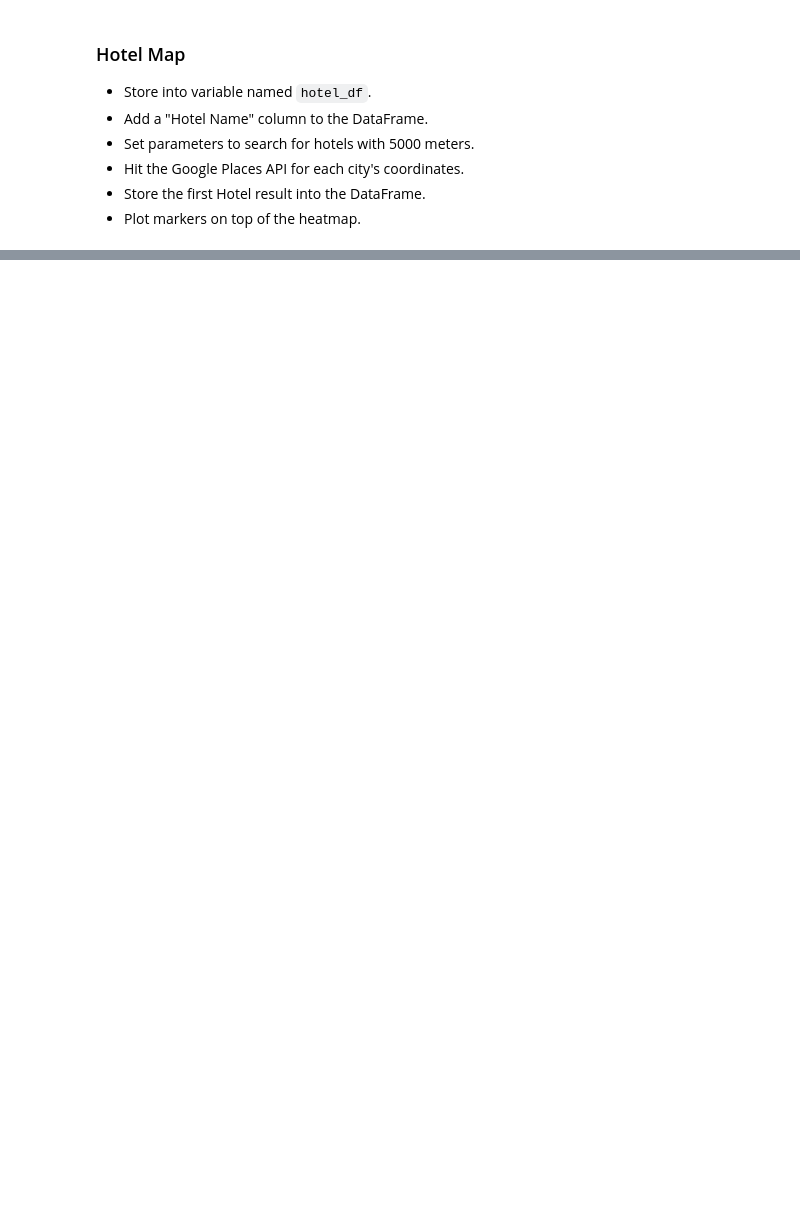
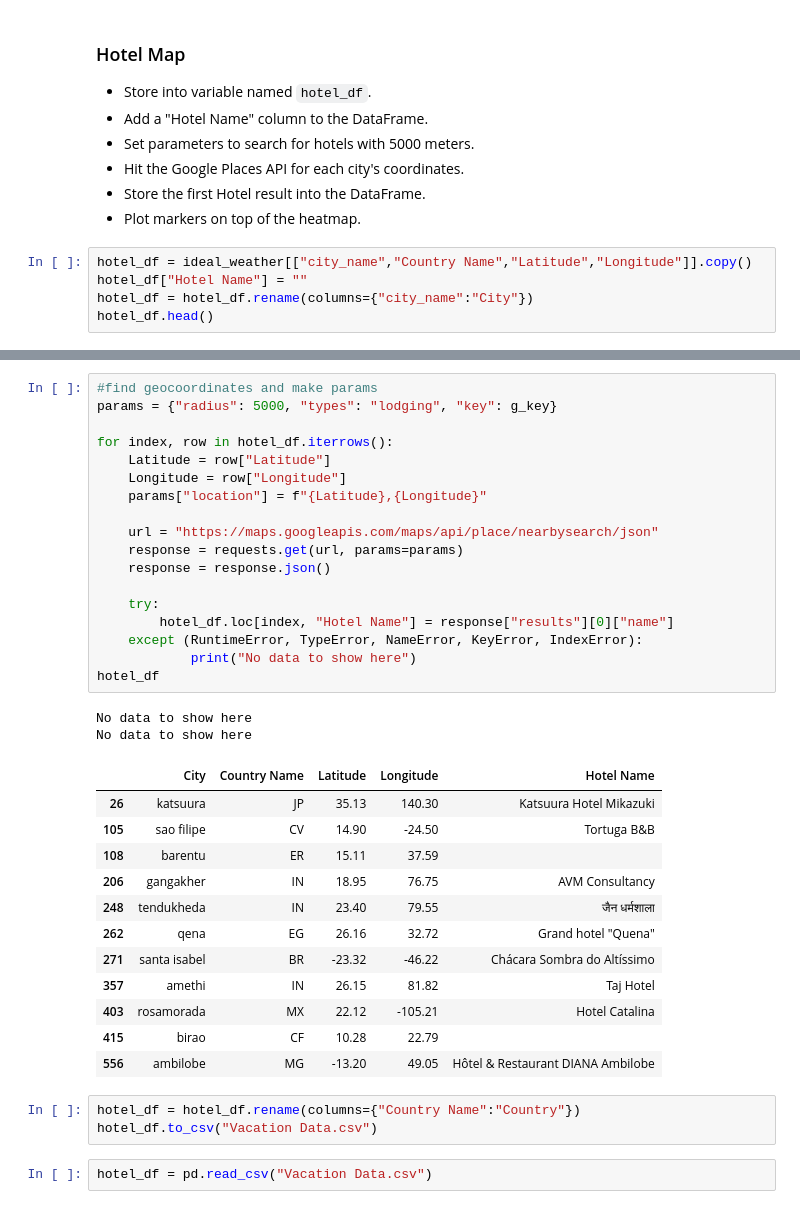
Before and after one commit to gabrielmacey/python_api_challenge, a Jupyter notebook: WeatherPy/VacationPy.ipynb, the cells around one changed output, grey strips where cells are left out. Saved outputs shown, nothing was run; the diff lists cells and outputs as text; blank space fills up the shorter version.

```diff
--- a/WeatherPy/VacationPy.ipynb
+++ b/WeatherPy/VacationPy.ipynb
@@ -105,3 +102,8 @@ ideal_weather
 * Hit the Google Places API for each city's coordinates.
 * Store the first Hotel result into the DataFrame.
 * Plot markers on top of the heatmap.
+# %%
+hotel_df = ideal_weather[["city_name","Country Name","Latitude","Longitude"]].copy()
+hotel_df["Hotel Name"] = ""
+hotel_df = hotel_df.rename(columns={"city_name":"City"})
+hotel_df.head()
@@ -108,3 +117,41 @@ ideal_weather
+# %%
+#find geocoordinates and make params
+params = {"radius": 5000, "types": "lodging", "key": g_key}
+
+for index, row in hotel_df.iterrows():
+    Latitude = row["Latitude"]
+    Longitude = row["Longitude"]
+    params["location"] = f"{Latitude},{Longitude}"
+
+    url = "https://maps.googleapis.com/maps/api/place/nearbysearch/json"
+    response = requests.get(url, params=params)
+    response = response.json()
+
+    try:
+        hotel_df.loc[index, "Hotel Name"] = response["results"][0]["name"]
+    except (RuntimeError, TypeError, NameError, KeyError, IndexError):
+            print("No data to show here")
+hotel_df
+# %% [output]
+No data to show here
+No data to show here
+|  | City | Country Name | Latitude | Longitude | Hotel Name |
+| 26 | katsuura | JP | 35.13 | 140.30 | Katsuura Hotel Mikazuki |
+| 105 | sao filipe | CV | 14.90 | -24.50 | Tortuga B&B |
+| 108 | barentu | ER | 15.11 | 37.59 |  |
+| 206 | gangakher | IN | 18.95 | 76.75 | AVM Consultancy |
+| 248 | tendukheda | IN | 23.40 | 79.55 | जैन धर्मशाला |
+| 262 | qena | EG | 26.16 | 32.72 | Grand hotel "Quena" |
+| 271 | santa isabel | BR | -23.32 | -46.22 | Chácara Sombra do Altíssimo |
+| 357 | amethi | IN | 26.15 | 81.82 | Taj Hotel |
+| 403 | rosamorada | MX | 22.12 | -105.21 | Hotel Catalina |
+| 415 | birao | CF | 10.28 | 22.79 |  |
+| 556 | ambilobe | MG | -13.20 | 49.05 | Hôtel & Restaurant DIANA Ambilobe |
+# %%
+hotel_df = hotel_df.rename(columns={"Country Name":"Country"})
+hotel_df.to_csv("Vacation Data.csv")
+# %%
+hotel_df = pd.read_csv("Vacation Data.csv")
 # %%
 # NOTE: Do not change any of the code in this cell
 
```
Also changed, not shown: parts of 5 cells of this notebook, 2 other files.
